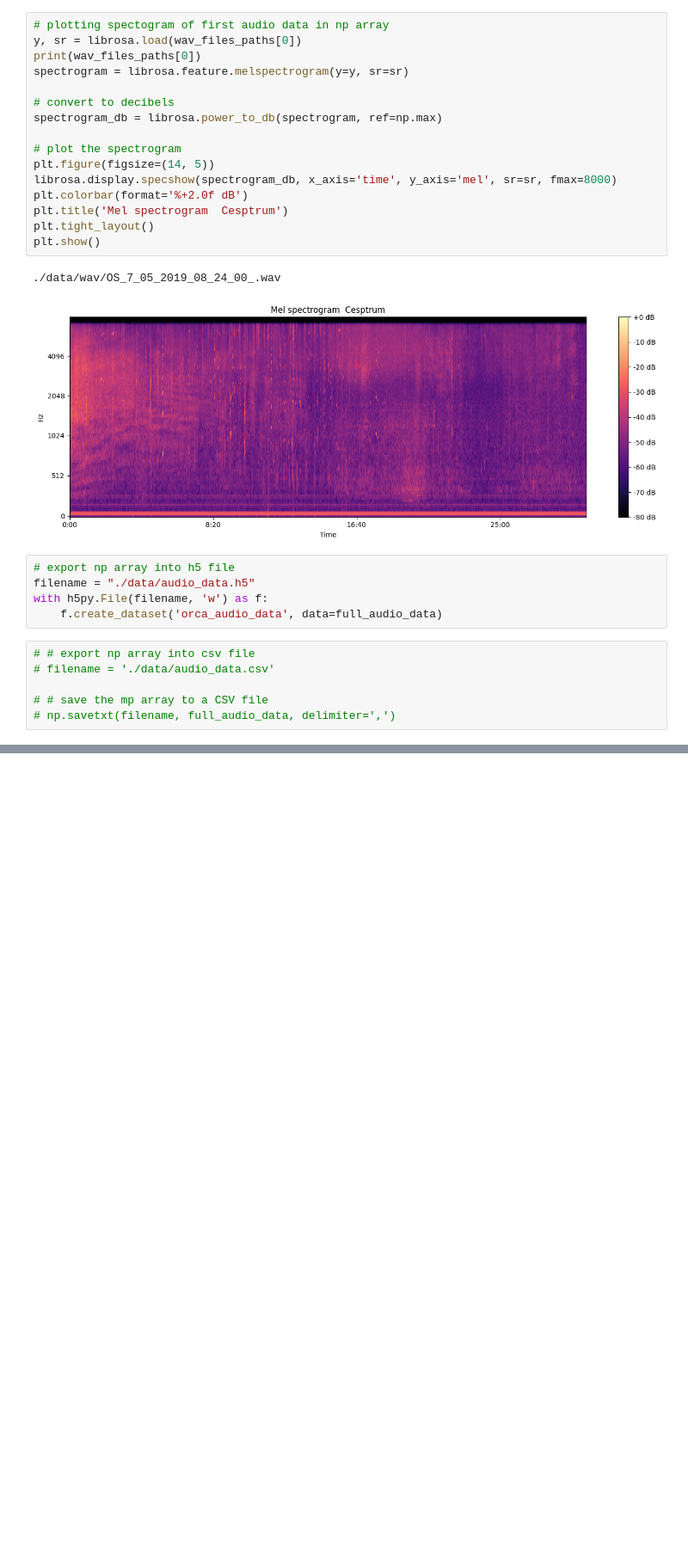
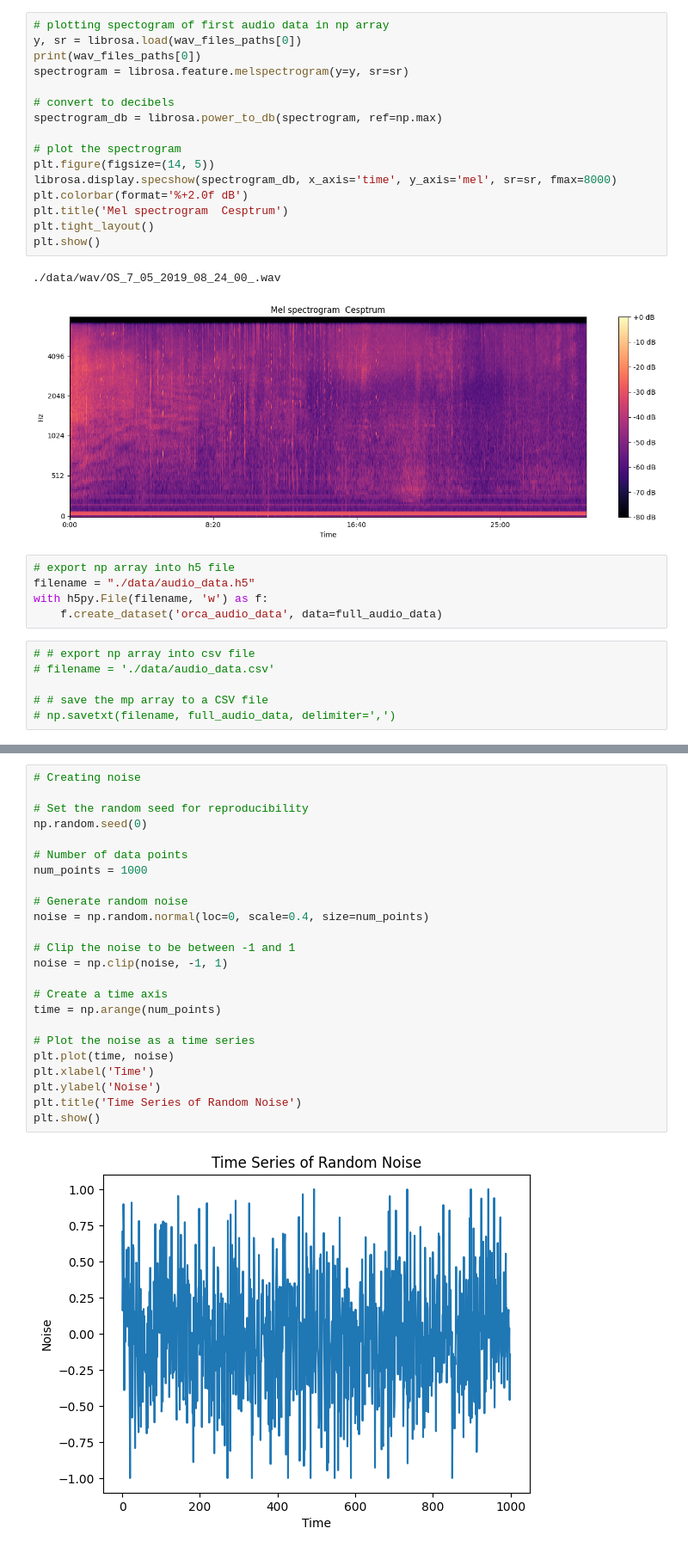
Before and after one commit to Denolle-Lab/OrcaSeis, a Jupyter notebook: wav_data_analysis.ipynb, the cells around one changed output, grey strips where cells are left out. Shown at 86% size. Saved outputs shown, nothing was run; the diff lists cells and outputs as text; blank space fills up the shorter version.

Commit message:
split audio data, created noise time series

```diff
--- a/wav_data_analysis.ipynb
+++ b/wav_data_analysis.ipynb
@@ -110,3 +122,29 @@ full_audio_data_split = np.concatenate(full_audio_data_list_split)
 print(len(full_audio_data_split))
 # %% [output]
 1083
+# %%
+# Creating noise
+
+# Set the random seed for reproducibility
+np.random.seed(0)
+
+# Number of data points
+num_points = 1000
+
+# Generate random noise
+noise = np.random.normal(loc=0, scale=0.4, size=num_points)
+
+# Clip the noise to be between -1 and 1
+noise = np.clip(noise, -1, 1)
+
+# Create a time axis
+time = np.arange(num_points)
+
+# Plot the noise as a time series
+plt.plot(time, noise)
+plt.xlabel('Time')
+plt.ylabel('Noise')
+plt.title('Time Series of Random Noise')
+plt.show()
+# %% [output]
+[figure, added]
```
Also changed, not shown: parts of 3 cells of this notebook, 1 other file.
